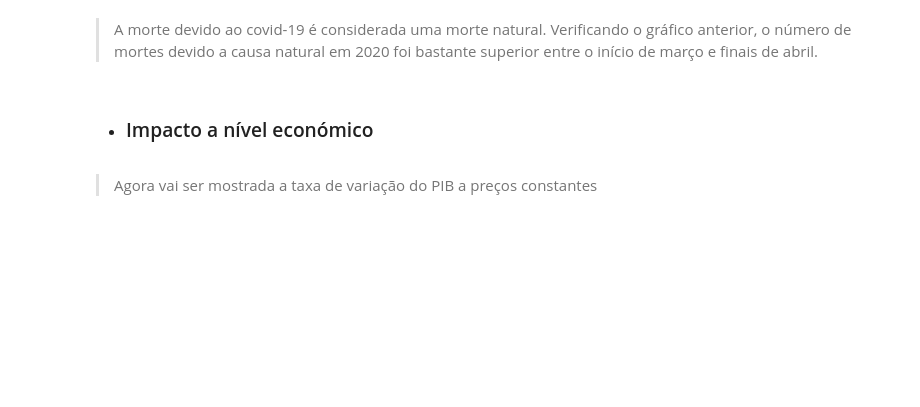
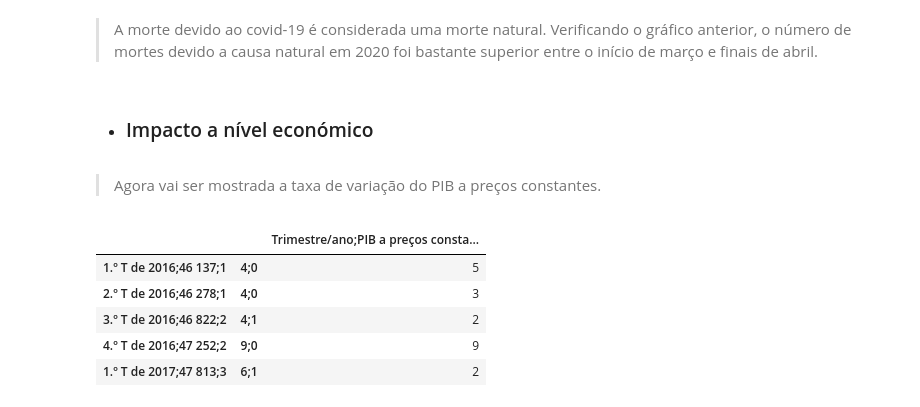
Before and after one commit to DianaA82332/Epidemiologia, a Jupyter notebook: estatisticas_covid_portugal.ipynb, the cells around one changed output. Drawn from its saved outputs; the diff is of its cells as text; code cells hidden in the pictures; blank space fills up the shorter version.

```diff
--- a/estatisticas_covid_portugal.ipynb
+++ b/estatisticas_covid_portugal.ipynb
@@ -138,4 +138,14 @@ Verificando o gráfico anterior, o número de mortes devido a causa natural em 2
 # %% [markdown]
 * ### Impacto a nível económico ###
 # %% [markdown]
-> Agora vai ser mostrada a taxa de variação do PIB a preços constantes
+> Agora vai ser mostrada a taxa de variação do PIB a preços constantes.
+# %%
+dados3=pd.read_csv("/Users/dianamartins/Documents/GitHub/Epidemiologia/Trabalho_final/taxa_variacaoPIB.csv")
+dados3.head()
+# %% [output]
+|  |  | Trimestre/ano;PIB a preços consta... |
+| 1.º T de 2016;46 137;1 | 4;0 | 5 |
+| 2.º T de 2016;46 278;1 | 4;0 | 3 |
+| 3.º T de 2016;46 822;2 | 4;1 | 2 |
+| 4.º T de 2016;47 252;2 | 9;0 | 9 |
+| 1.º T de 2017;47 813;3 | 6;1 | 2 |
```
